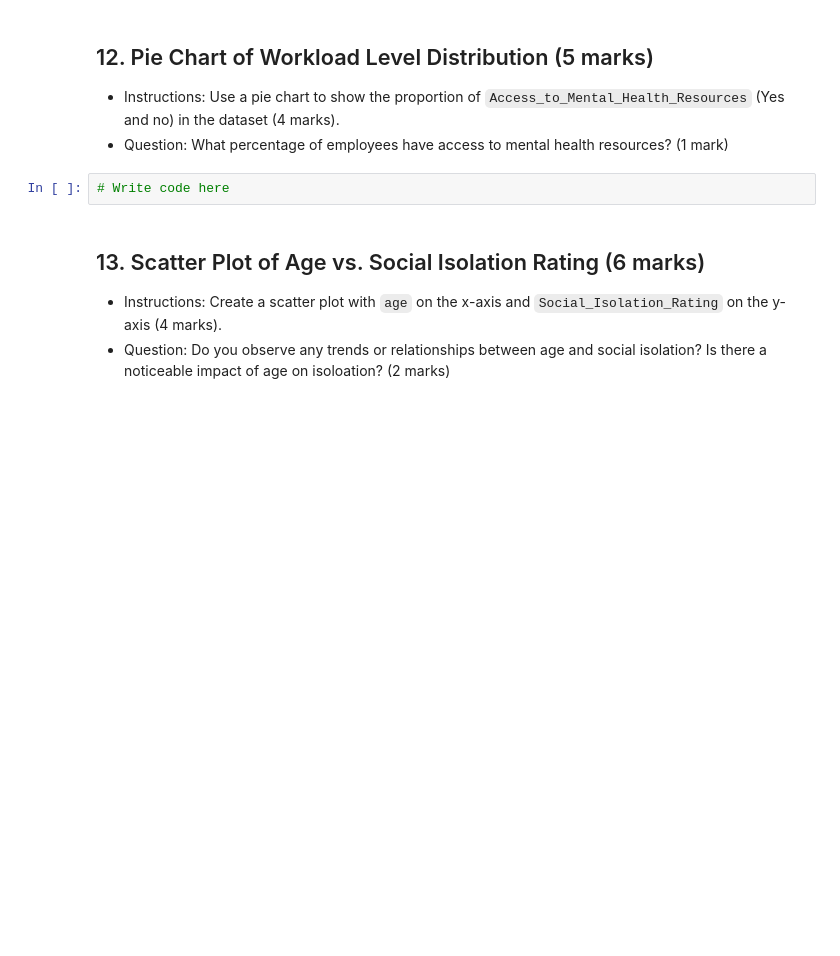
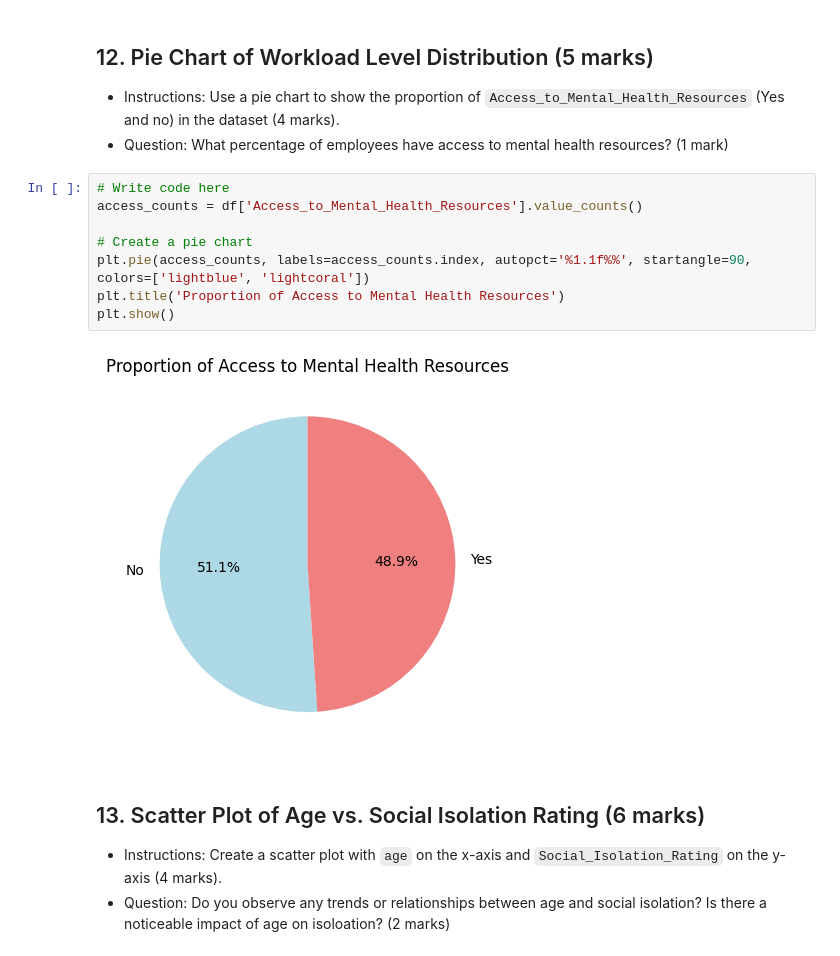
Before and after one commit to kuruxxii/PythonDA-course-assessment-submission, a Jupyter notebook: Assessment/Data_Analytics_with_Python_Assessment.ipynb, the cells around one changed output. Saved outputs shown, nothing was run; the diff lists cells and outputs as text; blank space fills up the shorter version.

```diff
--- a/Assessment/Data_Analytics_with_Python_Assessment.ipynb
+++ b/Assessment/Data_Analytics_with_Python_Assessment.ipynb
@@ -352,8 +486,16 @@ dtype: float64
 ## 12. Pie Chart of Workload Level Distribution (5 marks)
 - Instructions: Use a pie chart to show the proportion of `Access_to_Mental_Health_Resources` (Yes and no) in the dataset (4 marks).
 - Question: What percentage of employees have access to mental health resources? (1 mark)
-# %%
-# Write code here
+# %%
+# Write code here
+access_counts = df['Access_to_Mental_Health_Resources'].value_counts()
+
+# Create a pie chart
+plt.pie(access_counts, labels=access_counts.index, autopct='%1.1f%%', startangle=90, colors=['lightblue', 'lightcoral'])
+plt.title('Proportion of Access to Mental Health Resources')
+plt.show()
+# %% [output]
+[figure, added]
 # %% [markdown]
 ## 13. Scatter Plot of Age vs. Social Isolation Rating (6 marks)
 - Instructions: Create a scatter plot with `age` on the x-axis and `Social_Isolation_Rating` on the y-axis (4 marks).
```
Also changed, not shown: parts of 20 cells of this notebook.
